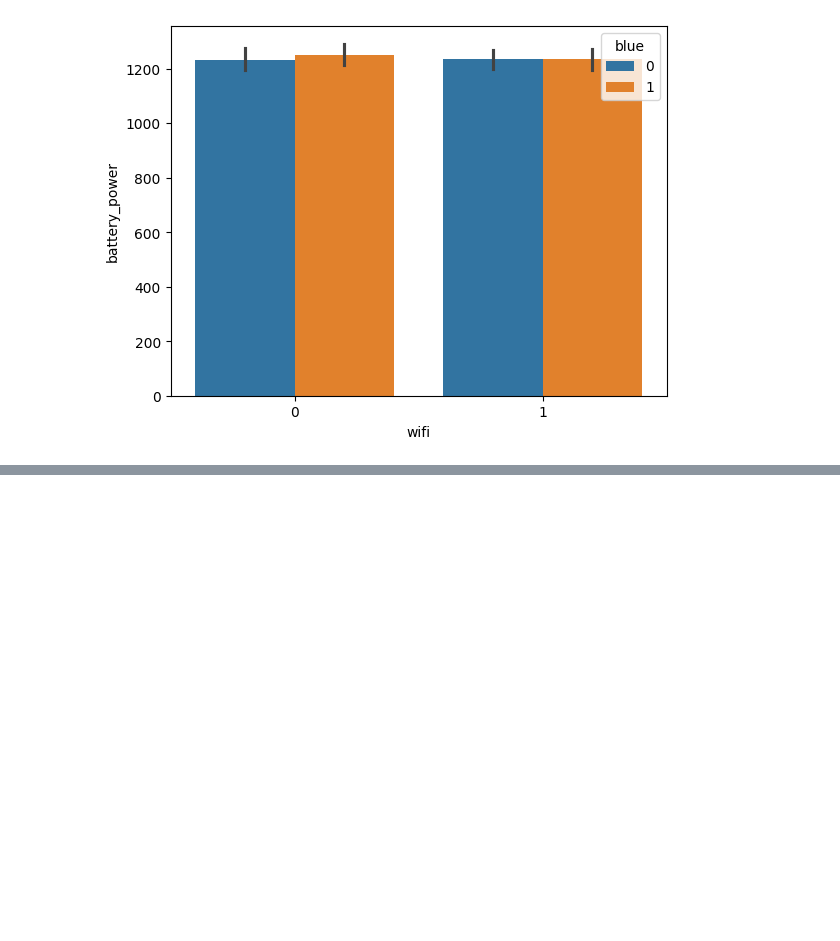
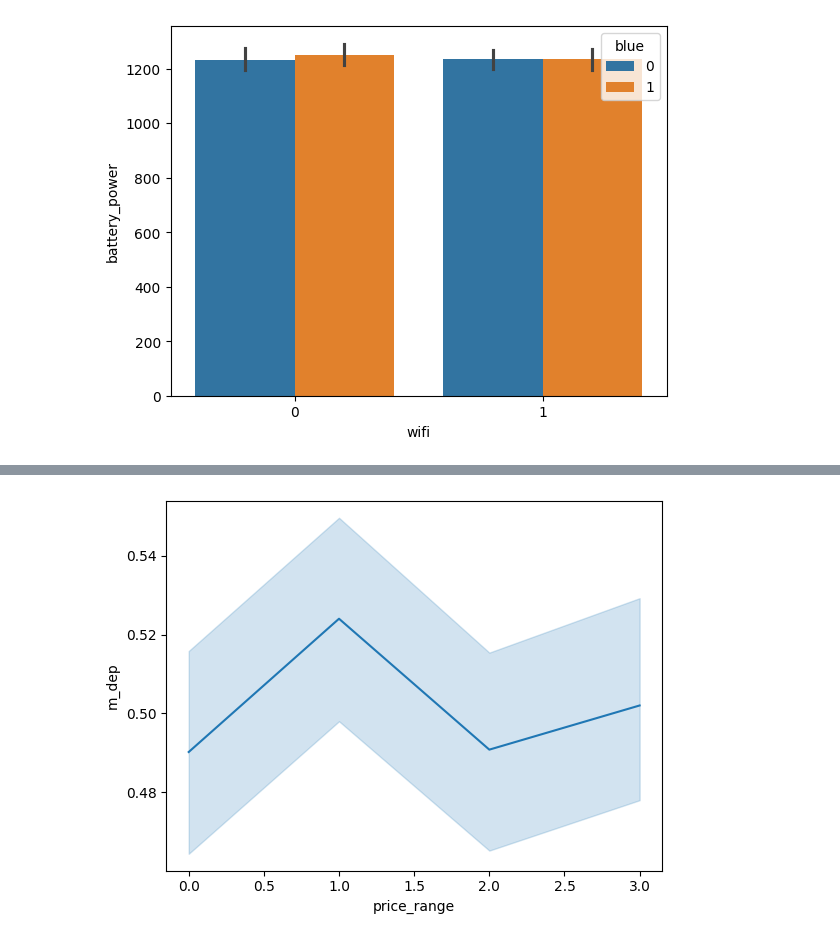
Before and after one commit to AyushAgarwalGithub/probation, a Jupyter notebook: EDA.ipynb, the cells around one changed output, grey strips where cells are left out. Saved outputs shown, nothing was run; the diff lists cells and outputs as text; code cells hidden in the pictures; blank space fills up the shorter version.

```diff
--- a/EDA.ipynb
+++ b/EDA.ipynb
@@ -182,0 +197,5 @@ plt.show()
+# %%
+sns.lineplot(y="m_dep",x="price_range",data=df)
+plt.show()
+# %% [output]
+[figure, added]
```
Also changed, not shown: parts of 11 cells of this notebook.
